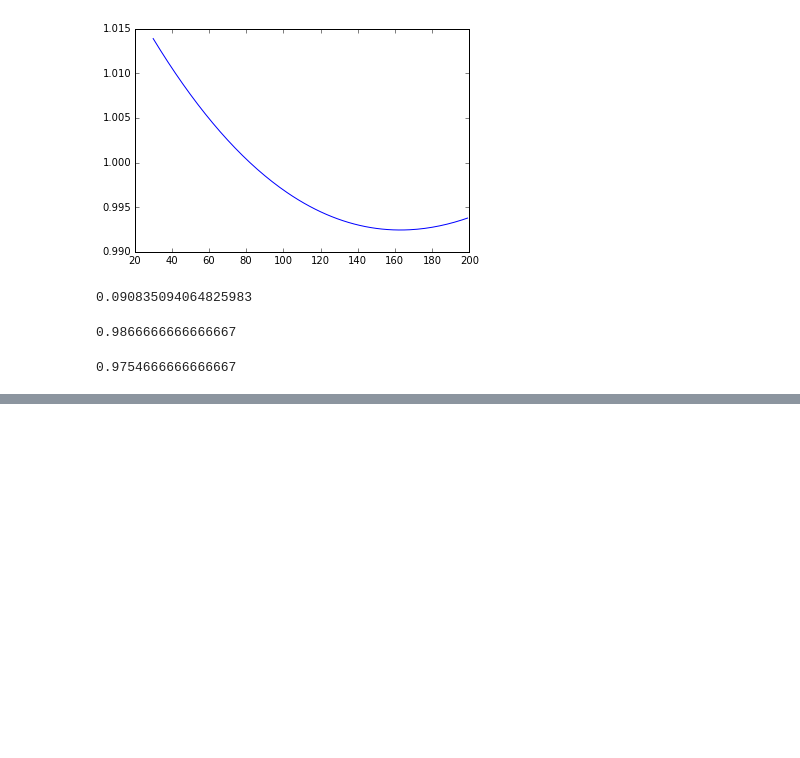
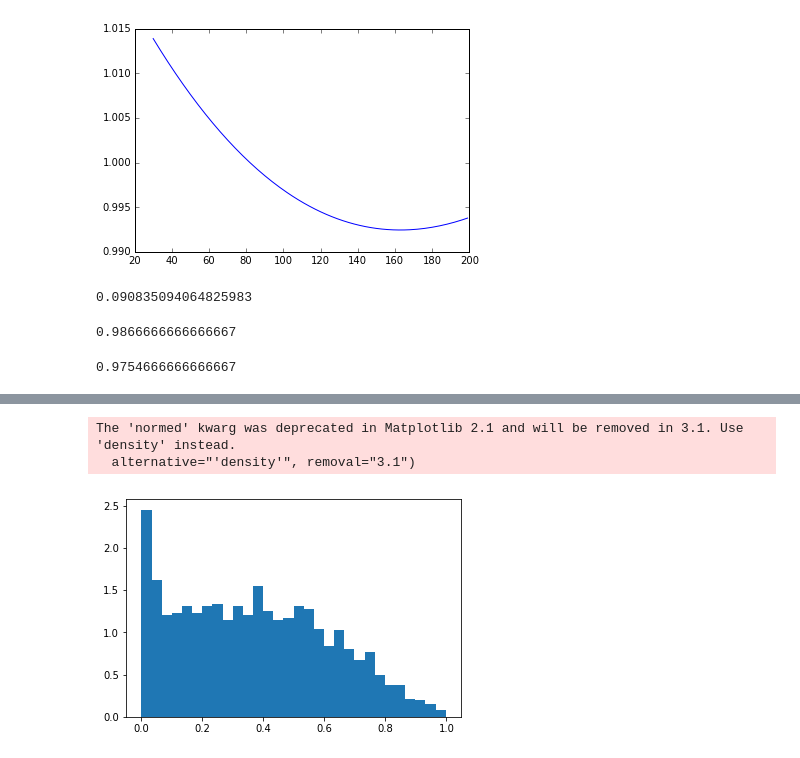
Before and after one commit to TKGgunter/screen_capturer, a Jupyter notebook: Untitled.ipynb, the cells around one changed output, grey strips where cells are left out. Drawn from its saved outputs; the diff is of its cells as text; code cells hidden in the pictures; blank space fills up the shorter version.

```diff
--- a/Untitled.ipynb
+++ b/Untitled.ipynb
@@ -34,0 +50,8 @@ plt.plot(b, a_d)
+# %%
+n=1000
+a = np.concatenate( ( (np.random.rand(n) + np.random.rand(n))/2, np.random.rand(n) *  np.random.rand(n)) )
+a = plt.hist(a, normed=True, bins=30)
+# %% [output]
+The 'normed' kwarg was deprecated in Matplotlib 2.1 and will be removed in 3.1. Use 'density' instead.
+  alternative="'density'", removal="3.1")
+[figure, added]
```
Also changed, not shown: parts of 4 cells of this notebook, 50 other files.
